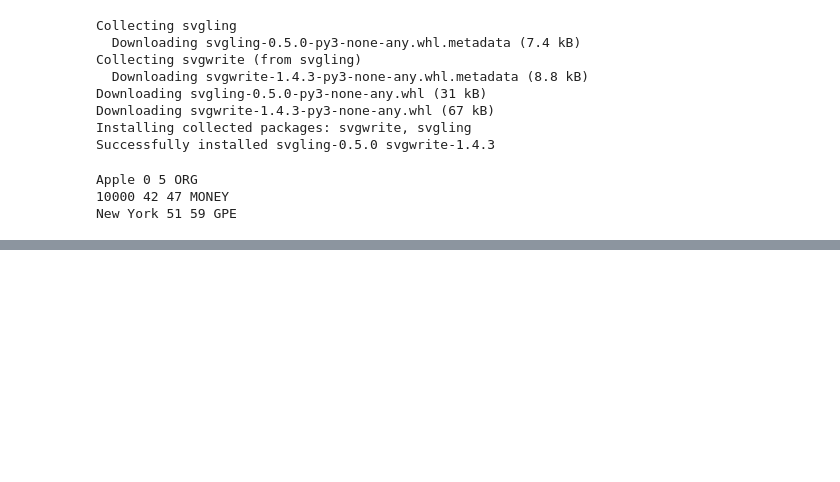
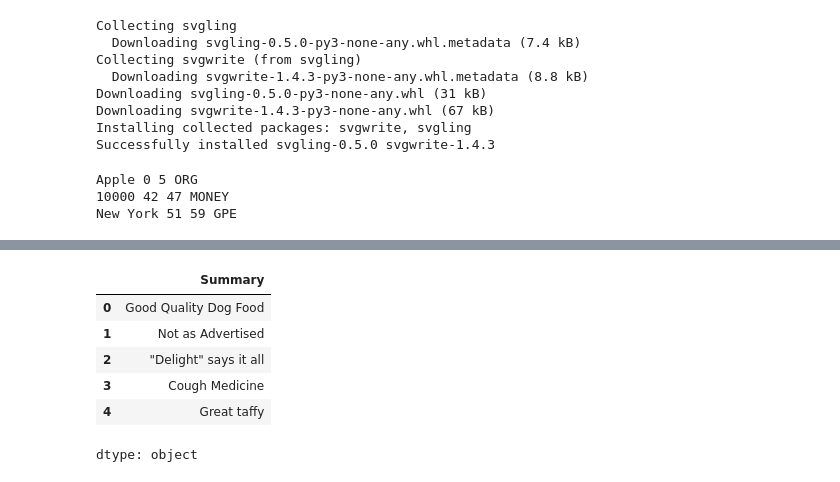
Before and after one commit to srujith7/AD-075, a Jupyter notebook: NER.ipynb, the cells around one changed output, grey strips where cells are left out. Cells and saved outputs as stored; diff of their text form; code cells hidden in the pictures; blank space fills up the shorter version.

```diff
--- a/NER.ipynb
+++ b/NER.ipynb
@@ -69,0 +103,10 @@ Elon Musk, the CEO of SpaceX and Tesla, announced that SpaceX's Starship was
+# %%
+df.Summary.head()
+# %% [output]
+|  | Summary |
+| 0 | Good Quality Dog Food |
+| 1 | Not as Advertised |
+| 2 | "Delight" says it all |
+| 3 | Cough Medicine |
+| 4 | Great taffy |
+dtype: object
```
Also changed, not shown: parts of 9 cells of this notebook.
